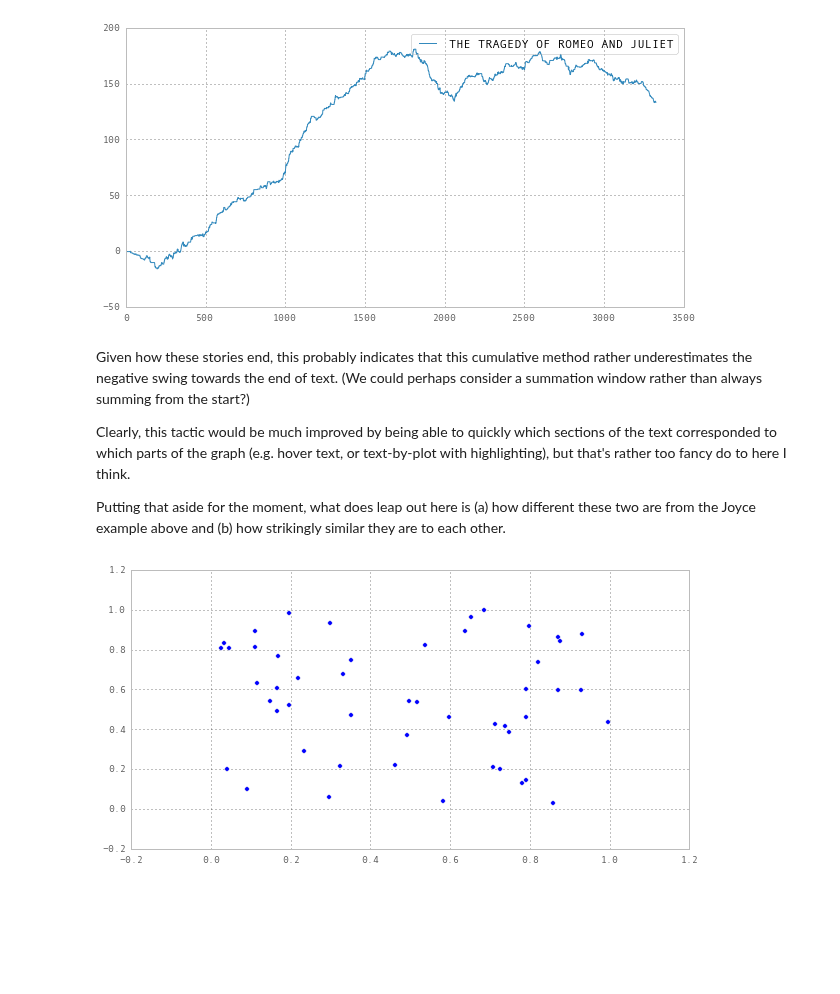
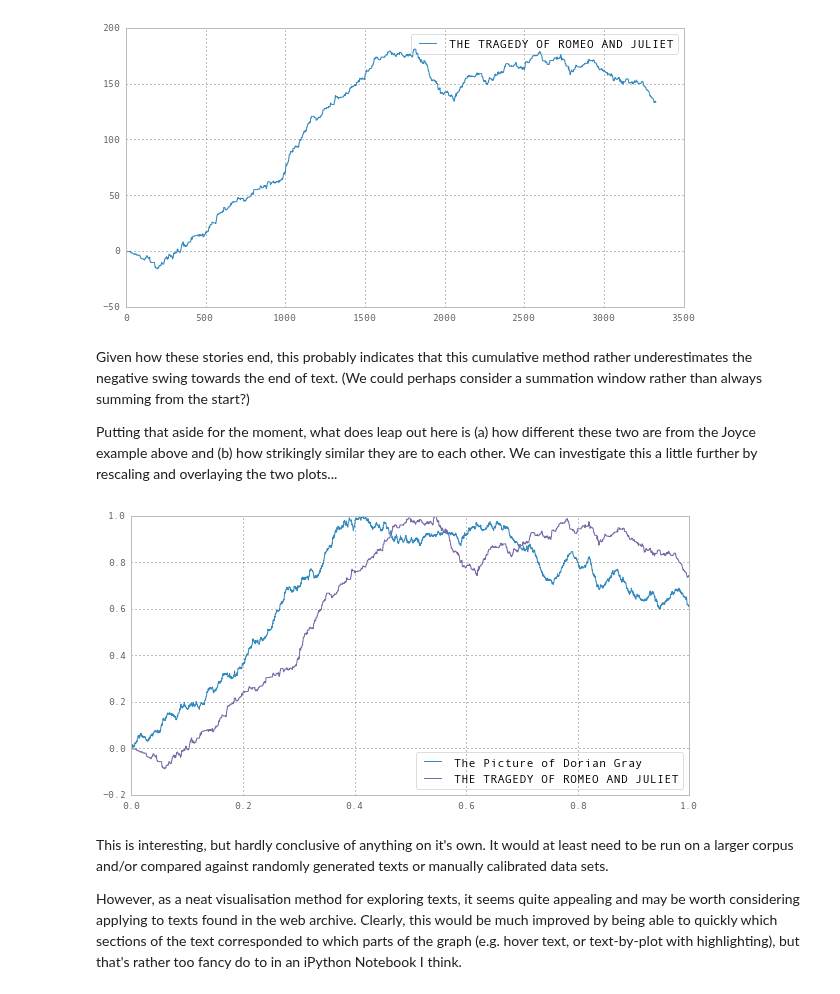
Before and after one commit to anjackson/keeping-codes, a Jupyter notebook: experiments/sentimental-trajectories.ipynb, the cells around one changed output. Drawn from its saved outputs; the diff is of its cells as text; code cells hidden in the pictures; blank space fills up the shorter version.

```diff
--- a/experiments/sentimental-trajectories.ipynb
+++ b/experiments/sentimental-trajectories.ipynb
@@ -126,17 +127,29 @@ sentiplot("texts/pg1112-trimmed.txt", "THE TRAGEDY OF ROMEO AND JULIET")
 # %% [markdown]
 Given how these stories end, this probably indicates that this cumulative method rather underestimates the negative swing towards the end of text. (We could perhaps consider a summation window rather than always summing from the start?)
 
-Clearly, this tactic would be much improved by being able to quickly which sections of the text corresponded to which parts of the graph (e.g. hover text, or text-by-plot with highlighting), but that's rather too fancy do to here I think.
-
-Putting that aside for the moment, what does leap out here is (a) how different these two are from the Joyce example above and (b) how strikingly similar they are to each other.
+Putting that aside for the moment, what does leap out here is (a) how different these two are from the Joyce example above and (b) how strikingly similar they are to each other. We can investigate this a little further by rescaling and overlaying the two plots...
-# %%
-import numpy as np
-
-N = 50
-x = np.random.rand(N)
-y = np.random.rand(N)
-
-plt.scatter(x, y)
-plt.show()
-# %% [output]
-[figure, removed]
+# %%
+def rescale(culm):
+    max_culm = max(culm)
+    x = []
+    y = []
+    for i in range(0,len(culm)):
+        x.append(i/len(culm))
+        y.append(culm[i]/max_culm)
+    return x,y
+
+sent_pdg, culm_pdg = senticulm("texts/pg174-trimmed.txt")
+sent_trj, culm_trj = senticulm("texts/pg1112-trimmed.txt")
+
+x_pdg, y_pdg = rescale(culm_pdg)
+x_trj, y_trj = rescale(culm_trj)
+plt.plot(x_pdg, y_pdg, label="The Picture of Dorian Gray")
+plt.plot(x_trj, y_trj, label="THE TRAGEDY OF ROMEO AND JULIET")
+plt.legend(loc=4)
+plt.show()
+# %% [output]
+[figure, added]
+# %% [markdown]
+This is interesting, but hardly conclusive of anything on it's own. It would at least need to be run on a larger corpus and/or compared against randomly generated texts or manually calibrated data sets.
+
+However, as a neat visualisation method for exploring texts, it seems quite appealing and may be worth considering applying to texts found in the web archive. Clearly, this would be much improved by being able to quickly which sections of the text corresponded to which parts of the graph (e.g. hover text, or text-by-plot with highlighting), but that's rather too fancy do to in an iPython Notebook I think.
```
Also changed, not shown: parts of 7 cells of this notebook.
